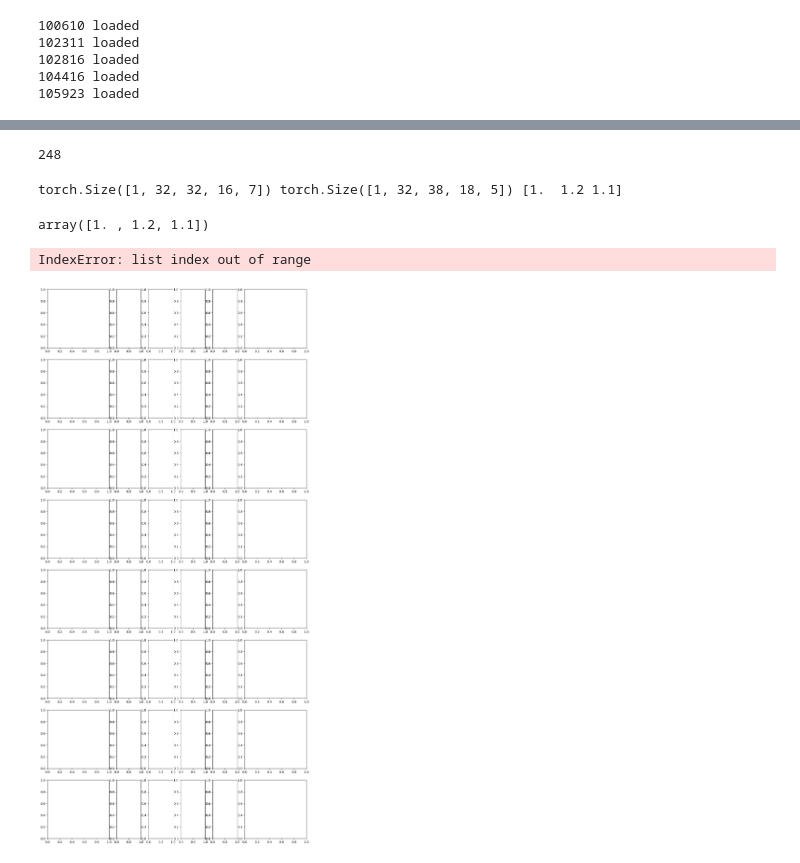
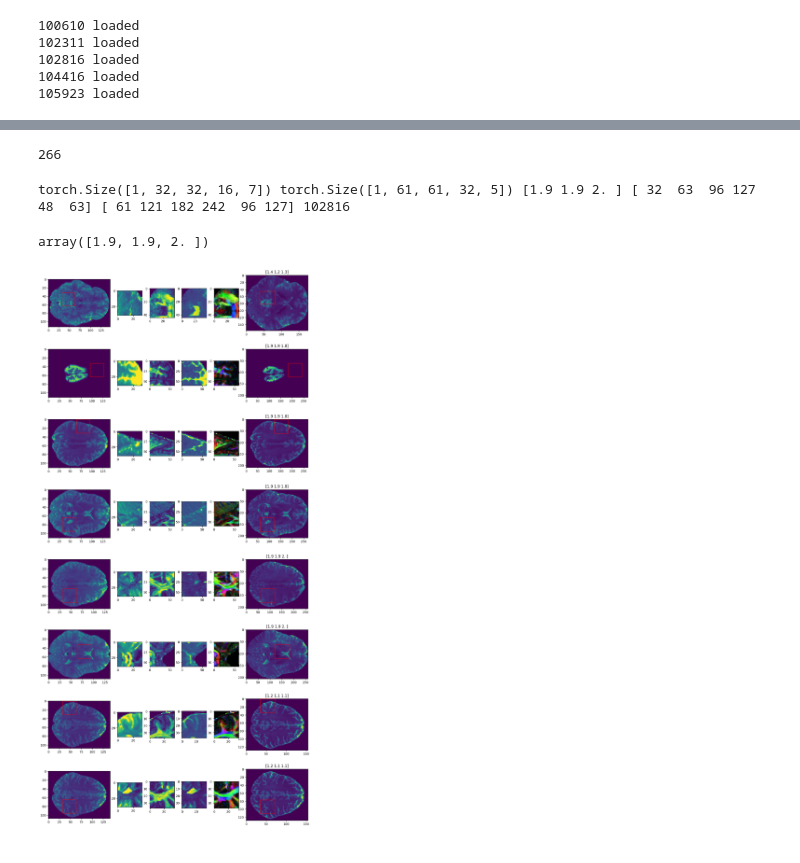
Before and after one commit to arihantjain124/HCP_SR, a Jupyter notebook: training_dataloader_viz.ipynb, the cells around one changed output, grey strips where cells are left out. Drawn from its saved outputs; the diff is of its cells as text; code cells hidden in the pictures.

```diff
--- a/training_dataloader_viz.ipynb
+++ b/training_dataloader_viz.ipynb
@@ -54,6 +54,6 @@ args.batch_size = 4
 args.sort = True
 args.typ = 'upsampled'
 args.scale = (2,2,2)
-args.thres = 0.65
+args.thres = 0.2
 print(args)
 # %% [output]
@@ -161,19 +169,19 @@ def resize(data):
         x.append(data[i][0])
         y.append(np.concatenate([np.expand_dims(data[i][1],axis = 3),np.expand_dims(data[i][2],axis = 3),data[i][3]], axis=3))
 #         z.append(data[i][4])
-    return torch.from_numpy(np.stack(x)),torch.from_numpy(np.stack(y)),data[i][4]
+    return torch.from_numpy(np.stack(x)),torch.from_numpy(np.stack(y)),data[i][4],data[i][5],data[i][6],data[i][7]
 # %%
 training_data_loader = DataLoader(dataset=training_dataset, batch_size=1, shuffle=True, pin_memory=True, drop_last=True,collate_fn=resize)
 # %%
 len(training_data_loader)
 # %% [output]
-248
+266
 # %%
 temp = next(iter(training_data_loader))
-print(temp[0].shape,temp[1].shape,temp[2])
+print(temp[0].shape,temp[1].shape,temp[2],temp[3],temp[4],temp[5])
 # %% [output]
-torch.Size([1, 32, 32, 16, 7]) torch.Size([1, 32, 38, 18, 5]) [1.  1.2 1.1]
+torch.Size([1, 32, 32, 16, 7]) torch.Size([1, 61, 61, 32, 5]) [1.9 1.9 2. ] [ 32  63  96 127  48  63] [ 61 121 182 242  96 127] 102816
 # %%
 np.array(temp[2])
 # %% [output]
-array([1. , 1.2, 1.1])
+array([1.9, 1.9, 2. ])
@@ -199,40 +204,44 @@ def interpolate(data,size):
 # %%
 import matplotlib.pyplot as plt
 from matplotlib.patches import Rectangle
 import random
-temp = next(iter(training_data_loader))
+l=8
+# temp = next(iter(training_data_loader))
 fig, ax = plt.subplots(l,6,gridspec_kw={'width_ratios': [2.5, 1,1,1,1,2.5]})
 
 # to change size of subplot's set height of each subplot as 8
 fig.set_figheight(4*l)
 
 # set width of each subplot as 8
 fig.set_figwidth(15)
 
 for i in range(l):
 
-    data_3t= loaded[temp[3][i]]['vol0']
+    temp = next(iter(training_data_loader))
 
-    size = [int(args.scale[i] * data_3t.shape[i]) for i in range(3)]
-    data_7t= interpolate(torch.from_numpy(loaded_gt[temp[3][i]]['vol0']),size = size)
-    img_pnt = temp[2][i]['lr']
+    data_3t= loaded[temp[5]]['vol0']
+
+    size = [int(temp[2][i] * data_3t.shape[i]) for i in range(3)]
+    data_7t= interpolate(torch.from_numpy(loaded_gt[temp[5]]['vol0']),size = size)
+    img_pnt = temp[3]
     y,x,w,d = img_pnt[0],img_pnt[2],int(img_pnt[1]-img_pnt[0]),int(img_pnt[3]-img_pnt[2])
     sliceee = ((img_pnt[5]-img_pnt[4])//2)+img_pnt[5]
-
+    lr_blk = temp[0].squeeze()
+    hr_blk = temp[1].squeeze()
     ax[i][0].add_patch(Rectangle((x, y), w, d, fill=False, edgecolor='red', linewidth=1))
     ax[i][0].imshow(data_3t[:,:,sliceee,0])
-    ax[i][1].imshow(temp[0][i,:,:,0,0])
-    ax[i][2].imshow(temp[1][i,:,:,0,0])
-    ax[i][3].imshow(temp[1][i,:,:,0,1])
-    ax[i][4].imshow(temp[1][i,:,:,0,2:])
+    ax[i][1].imshow(lr_blk[:,:,0,0])
+    ax[i][2].imshow(hr_blk[:,:,0,0])
+    ax[i][3].imshow(hr_blk[:,:,0,1])
+    ax[i][4].imshow(hr_blk[:,:,0,2:])
 #     ax[i][5].imshow(temp[0][i,:,:,0,7])
 
-    img_pnt = temp[2][i]['hr']
+    img_pnt = temp[4]
     y,x,w,d = img_pnt[0],img_pnt[2],int(img_pnt[1]-img_pnt[0]),int(img_pnt[3]-img_pnt[2])
     sliceee = ((img_pnt[5]-img_pnt[4])//2)+img_pnt[5]
     ax[i][5].imshow(data_7t[:,:,sliceee,0])
+    ax[i][5].set_title(f"{temp[2]}")
     ax[i][5].add_patch(Rectangle((x, y), w, d, fill=False, edgecolor='red', linewidth=1))
 plt.show()
 # %% [output]
-IndexError: list index out of range
-[figure, old version]
+[figure, new version]
```
Also changed, not shown: parts of 8 cells of this notebook, 16 other files.
